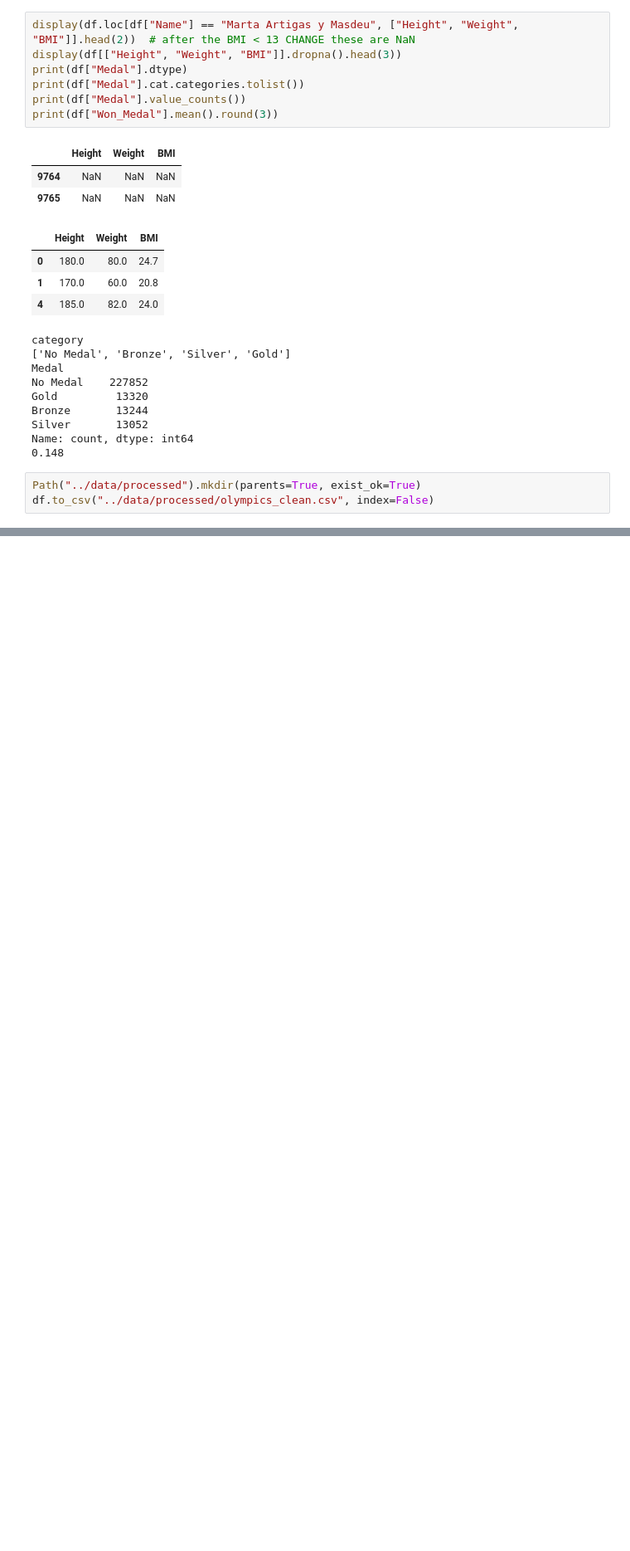
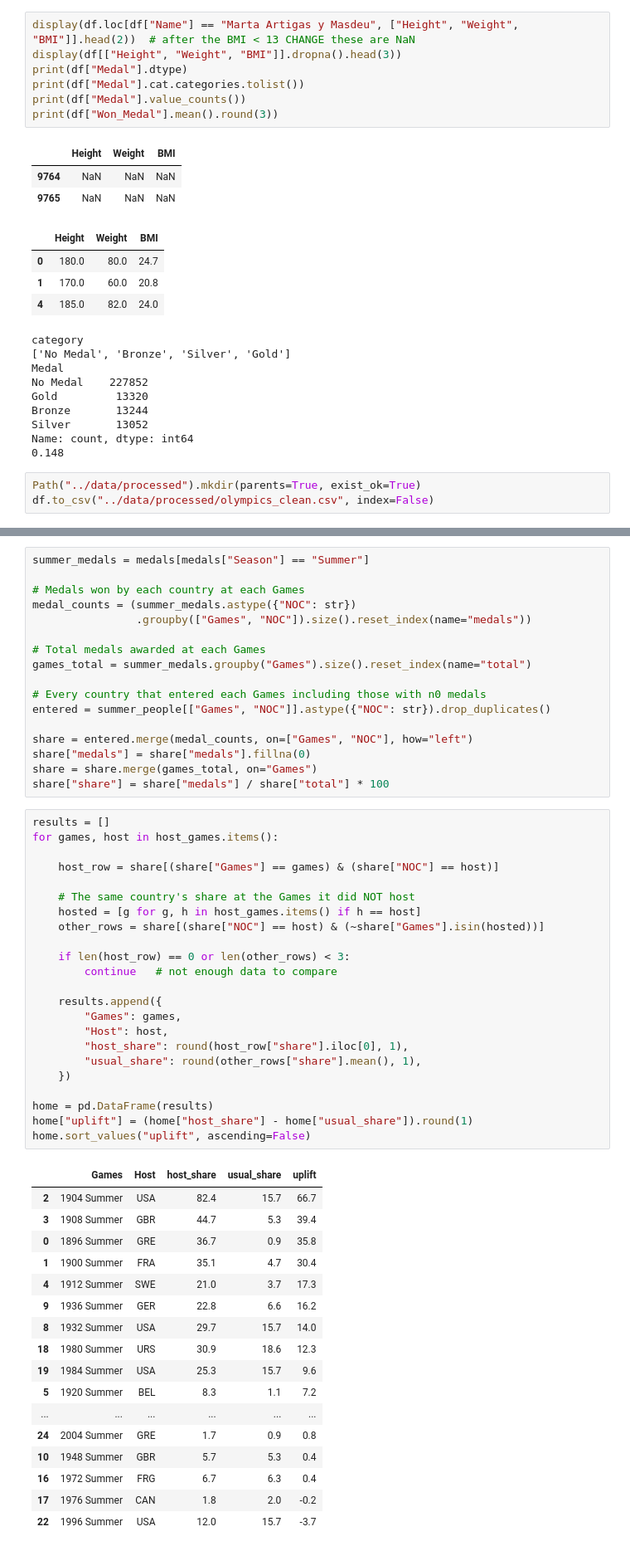
Before and after one commit to saifahmad03/pandas_project, a Jupyter notebook: notebooks/olympics_analysis.ipynb, the cells around one changed output, grey strips where cells are left out. Shown at 83% size. Cells and saved outputs as stored; diff of their text form; blank space fills up the shorter version.

```diff
--- a/notebooks/olympics_analysis.ipynb
+++ b/notebooks/olympics_analysis.ipynb
@@ -336,0 +523,58 @@ df.to_csv("../data/processed/olympics_clean.csv", index=False)
+# %%
+summer_medals = medals[medals["Season"] == "Summer"]
+
+# Medals won by each country at each Games
+medal_counts = (summer_medals.astype({"NOC": str})
+                .groupby(["Games", "NOC"]).size().reset_index(name="medals"))
+
+# Total medals awarded at each Games
+games_total = summer_medals.groupby("Games").size().reset_index(name="total")
+
+# Every country that entered each Games including those with n0 medals
+entered = summer_people[["Games", "NOC"]].astype({"NOC": str}).drop_duplicates()
+
+share = entered.merge(medal_counts, on=["Games", "NOC"], how="left")
+share["medals"] = share["medals"].fillna(0)
+share = share.merge(games_total, on="Games")
+share["share"] = share["medals"] / share["total"] * 100
+# %%
+results = []
+for games, host in host_games.items():
+
+    host_row = share[(share["Games"] == games) & (share["NOC"] == host)]
+
+    # The same country's share at the Games it did NOT host
+    hosted = [g for g, h in host_games.items() if h == host]
+    other_rows = share[(share["NOC"] == host) & (~share["Games"].isin(hosted))]
+
+    if len(host_row) == 0 or len(other_rows) < 3:
+        continue   # not enough data to compare
+
+    results.append({
+        "Games": games,
+        "Host": host,
+        "host_share": round(host_row["share"].iloc[0], 1),
+        "usual_share": round(other_rows["share"].mean(), 1),
+    })
+
+home = pd.DataFrame(results)
+home["uplift"] = (home["host_share"] - home["usual_share"]).round(1)
+home.sort_values("uplift", ascending=False)
+# %% [output]
+|  | Games | Host | host_share | usual_share | uplift |
+| 2 | 1904 Summer | USA | 82.4 | 15.7 | 66.7 |
+| 3 | 1908 Summer | GBR | 44.7 | 5.3 | 39.4 |
+| 0 | 1896 Summer | GRE | 36.7 | 0.9 | 35.8 |
+| 1 | 1900 Summer | FRA | 35.1 | 4.7 | 30.4 |
+| 4 | 1912 Summer | SWE | 21.0 | 3.7 | 17.3 |
+| 9 | 1936 Summer | GER | 22.8 | 6.6 | 16.2 |
+| 8 | 1932 Summer | USA | 29.7 | 15.7 | 14.0 |
+| 18 | 1980 Summer | URS | 30.9 | 18.6 | 12.3 |
+| 19 | 1984 Summer | USA | 25.3 | 15.7 | 9.6 |
+| 5 | 1920 Summer | BEL | 8.3 | 1.1 | 7.2 |
+| ... | ... | ... | ... | ... | ... |
+| 24 | 2004 Summer | GRE | 1.7 | 0.9 | 0.8 |
+| 10 | 1948 Summer | GBR | 5.7 | 5.3 | 0.4 |
+| 16 | 1972 Summer | FRG | 6.7 | 6.3 | 0.4 |
+| 17 | 1976 Summer | CAN | 1.8 | 2.0 | -0.2 |
+| 22 | 1996 Summer | USA | 12.0 | 15.7 | -3.7 |
```
Also changed, not shown: parts of 17 cells of this notebook.
